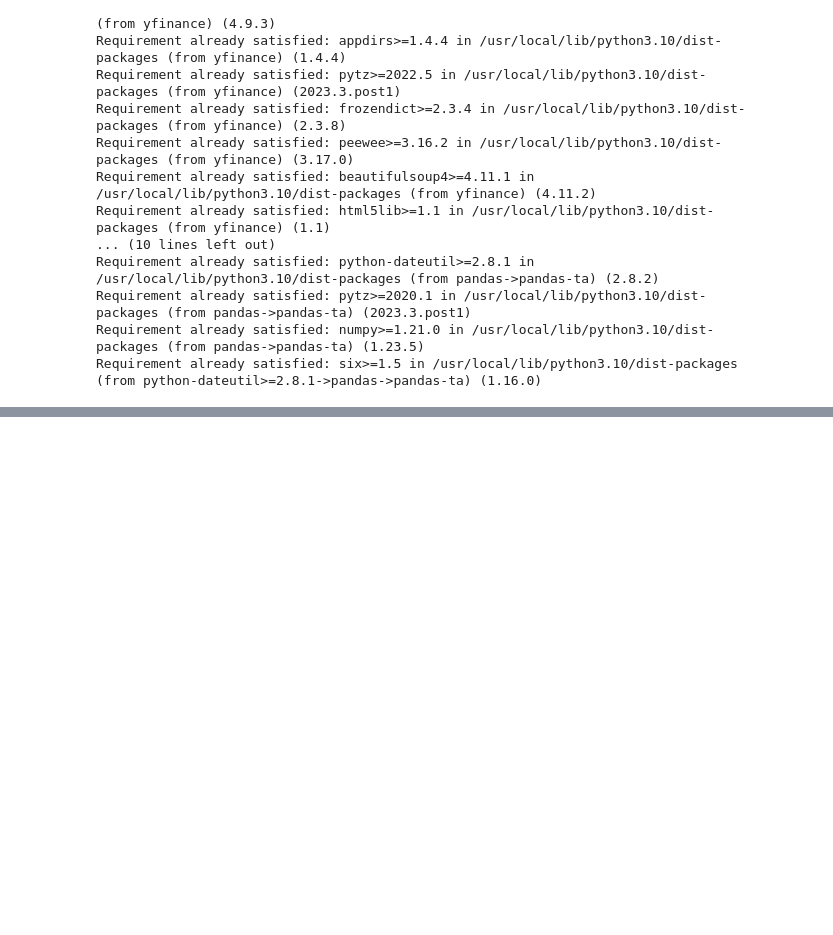
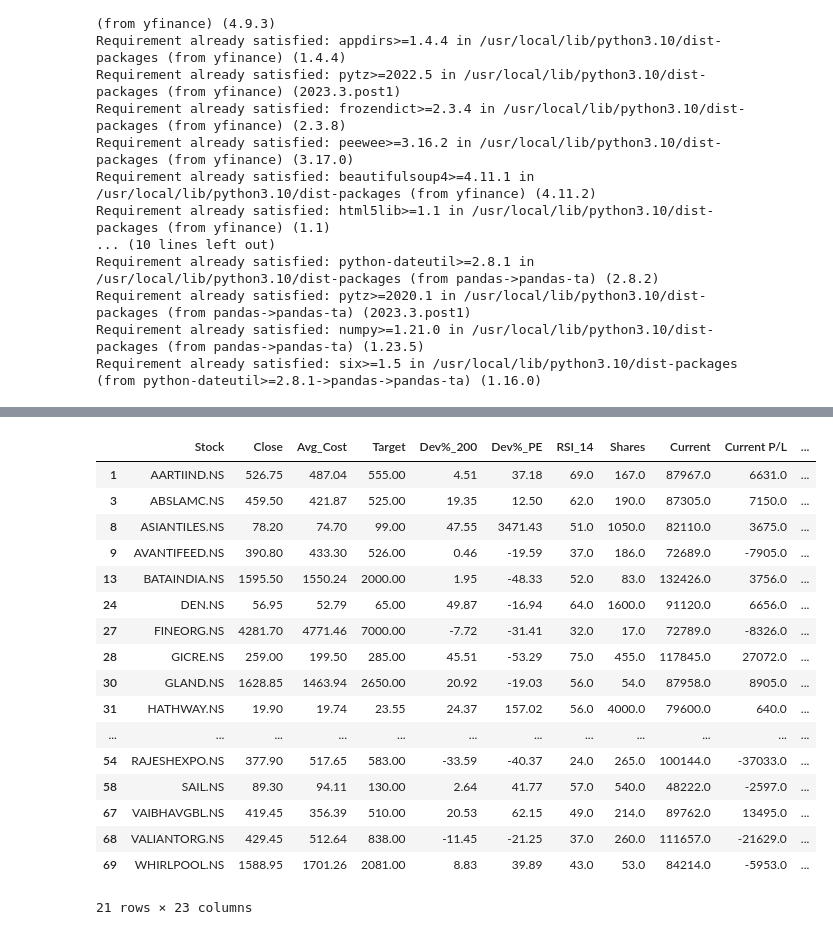
Before and after one commit to ankit-rathi/Quantvesting_v1, a Jupyter notebook: myStocks_Portfolio_Analysis.ipynb, the cells around one changed output, grey strips where cells are left out. Cells and saved outputs as stored; diff of their text form; code cells hidden in the pictures; blank space fills up the shorter version.

```diff
--- a/myStocks_Portfolio_Analysis.ipynb
+++ b/myStocks_Portfolio_Analysis.ipynb
@@ -448,0 +449,5 @@ Warning: Total number of columns (23) exceeds max_columns (20) limiting to first
+# %%
+# concerns for this quarter
+tmp_df = df_portfolio_features[(df_portfolio_features['LatestQtr'] == 1) & (df_portfolio_features['StarStock'] == 0)]
+data_table.DataTable(tmp_df, include_index=False)
+# %% [output]
@@ -449,3 +455,21 @@ Warning: Total number of columns (23) exceeds max_columns (20) limiting to first
+|  | Stock | Close | Avg_Cost | Target | Dev%_200 | Dev%_PE | RSI_14 | Shares | Current | Current P/L | ... |
+| 1 | AARTIIND.NS | 526.75 | 487.04 | 555.00 | 4.51 | 37.18 | 69.0 | 167.0 | 87967.0 | 6631.0 | ... |
+| 3 | ABSLAMC.NS | 459.50 | 421.87 | 525.00 | 19.35 | 12.50 | 62.0 | 190.0 | 87305.0 | 7150.0 | ... |
+| 8 | ASIANTILES.NS | 78.20 | 74.70 | 99.00 | 47.55 | 3471.43 | 51.0 | 1050.0 | 82110.0 | 3675.0 | ... |
+| 9 | AVANTIFEED.NS | 390.80 | 433.30 | 526.00 | 0.46 | -19.59 | 37.0 | 186.0 | 72689.0 | -7905.0 | ... |
+| 13 | BATAINDIA.NS | 1595.50 | 1550.24 | 2000.00 | 1.95 | -48.33 | 52.0 | 83.0 | 132426.0 | 3756.0 | ... |
+| 24 | DEN.NS | 56.95 | 52.79 | 65.00 | 49.87 | -16.94 | 64.0 | 1600.0 | 91120.0 | 6656.0 | ... |
+| 27 | FINEORG.NS | 4281.70 | 4771.46 | 7000.00 | -7.72 | -31.41 | 32.0 | 17.0 | 72789.0 | -8326.0 | ... |
+| 28 | GICRE.NS | 259.00 | 199.50 | 285.00 | 45.51 | -53.29 | 75.0 | 455.0 | 117845.0 | 27072.0 | ... |
+| 30 | GLAND.NS | 1628.85 | 1463.94 | 2650.00 | 20.92 | -19.03 | 56.0 | 54.0 | 87958.0 | 8905.0 | ... |
+| 31 | HATHWAY.NS | 19.90 | 19.74 | 23.55 | 24.37 | 157.02 | 56.0 | 4000.0 | 79600.0 | 640.0 | ... |
+| ... | ... | ... | ... | ... | ... | ... | ... | ... | ... | ... | ... |
+| 54 | RAJESHEXPO.NS | 377.90 | 517.65 | 583.00 | -33.59 | -40.37 | 24.0 | 265.0 | 100144.0 | -37033.0 | ... |
+| 58 | SAIL.NS | 89.30 | 94.11 | 130.00 | 2.64 | 41.77 | 57.0 | 540.0 | 48222.0 | -2597.0 | ... |
+| 67 | VAIBHAVGBL.NS | 419.45 | 356.39 | 510.00 | 20.53 | 62.15 | 49.0 | 214.0 | 89762.0 | 13495.0 | ... |
+| 68 | VALIANTORG.NS | 429.45 | 512.64 | 838.00 | -11.45 | -21.25 | 37.0 | 260.0 | 111657.0 | -21629.0 | ... |
+| 69 | WHIRLPOOL.NS | 1588.95 | 1701.26 | 2081.00 | 8.83 | 39.89 | 43.0 | 53.0 | 84214.0 | -5953.0 | ... |
+21 rows × 23 columns
 # %%
 # v40 and v40n
 df_tmp = df_portfolio_features[df_portfolio_features['Criteria'].isin(['V40','V40N'])]
```
Also changed, not shown: parts of 21 cells of this notebook.
